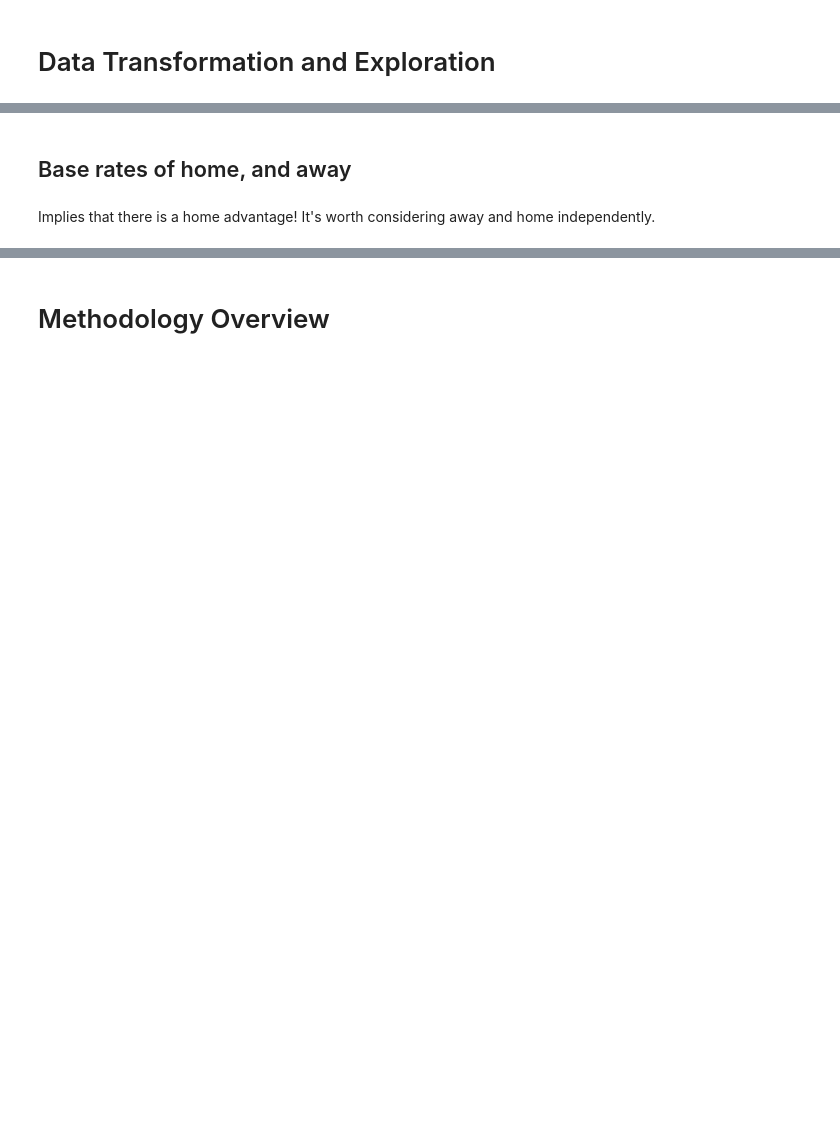
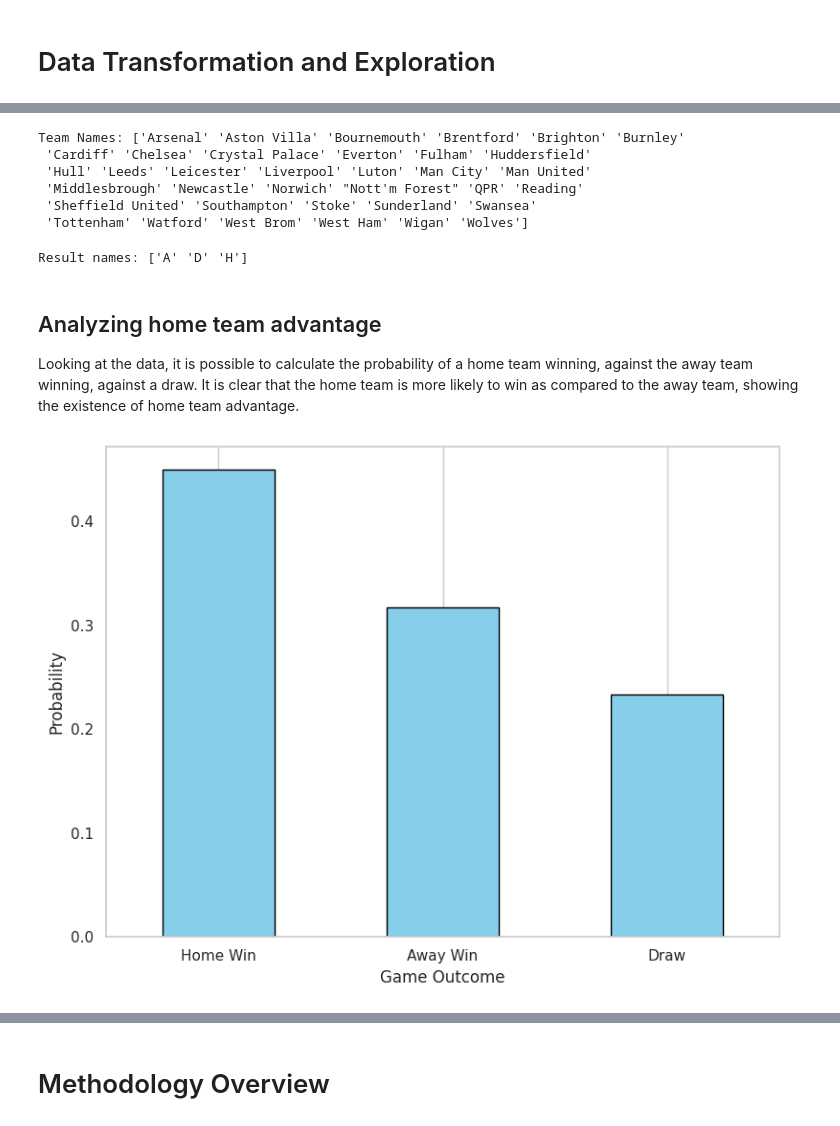
Before and after one commit to solderneer/ml-stuff, a Jupyter notebook: coursework.ipynb, the cells around one changed output, grey strips where cells are left out. Drawn from its saved outputs; the diff is of its cells as text; code cells hidden in the pictures; blank space fills up the shorter version.

```diff
--- a/coursework.ipynb
+++ b/coursework.ipynb
@@ -71,15 +149,44 @@ df.describe()
+# %%
+# Instantiate LabelEncoder
+team_encoder = LabelEncoder()
+
+# Fit and transform the 'Names' column with LabelEncoder
+team_encoder = team_encoder.fit(df['HomeTeam'])
+df['HomeTeamLabel'] = team_encoder.transform(df['HomeTeam'])
+df['AwayTeamLabel'] = team_encoder.transform(df['AwayTeam'])
+df_teams['TeamLabel'] = team_encoder.transform(df_teams['Team'])
+
+print(f"Team Names: {team_encoder.classes_}")
+# %% [output]
+Team Names: ['Arsenal' 'Aston Villa' 'Bournemouth' 'Brentford' 'Brighton' 'Burnley'
+ 'Cardiff' 'Chelsea' 'Crystal Palace' 'Everton' 'Fulham' 'Huddersfield'
+ 'Hull' 'Leeds' 'Leicester' 'Liverpool' 'Luton' 'Man City' 'Man United'
+ 'Middlesbrough' 'Newcastle' 'Norwich' "Nott'm Forest" 'QPR' 'Reading'
+ 'Sheffield United' 'Southampton' 'Stoke' 'Sunderland' 'Swansea'
+ 'Tottenham' 'Watford' 'West Brom' 'West Ham' 'Wigan' 'Wolves']
+# %%
+result_encoder = LabelEncoder()
+result_encoder = result_encoder.fit(df['FTR'])
+df['FTRLabel'] = result_encoder.transform(df['FTR'])
+df['HTRLabel'] = result_encoder.transform(df['HTR'])
+
+print(f"Result names: {result_encoder.classes_}")
+# %% [output]
+Result names: ['A' 'D' 'H']
 # %% [markdown]
-## Base rates of home, and away
+## Analyzing home team advantage
+
+Looking at the data, it is possible to calculate the probability of a home team winning, against the away team winning, against a draw. It is clear that the home team is more likely to win as compared to the away team, showing the existence of home team advantage.
-# %% [markdown]
-Implies that there is a home advantage! It's worth considering away and home independently.
 # %%
 ftr_counts = df['FTR'].value_counts(normalize=True) # Normalize to convert to probabilities
 
 plt.figure(figsize=(8, 6))
-ftr_counts.plot(kind='bar', color='skyblue', edgecolor='black')
+ftr_counts.plot(kind='bar', edgecolor='black')
 plt.xlabel('Game Outcome')
 plt.ylabel('Probability')
 plt.xticks(range(len(ftr_counts)), ['Home Win', 'Away Win', 'Draw'], rotation=0)
 plt.grid(axis='y')
 plt.tight_layout()
 plt.show()
+# %% [output]
+[figure, added]
```
Also changed, not shown: parts of 52 cells of this notebook, 2 other files.
